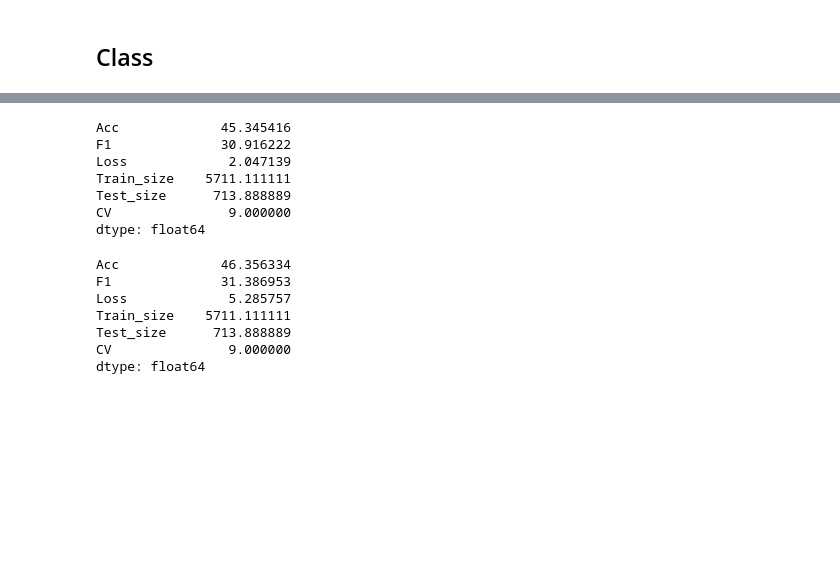
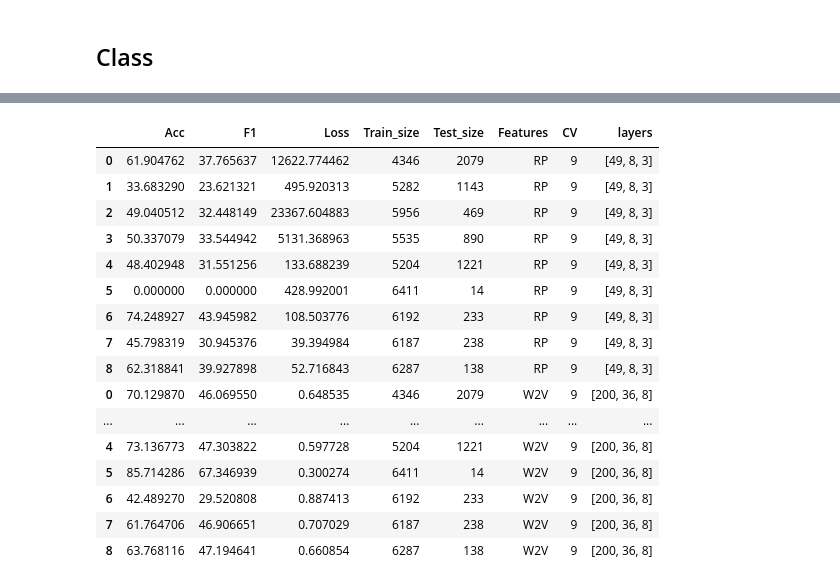
Before and after one commit to zzunebye/Capstone-code-data, a Jupyter notebook: _CLF_MLP_FINAL_CV.ipynb, the cells around one changed output, grey strips where cells are left out. Saved outputs shown, nothing was run; the diff lists cells and outputs as text; code cells hidden in the pictures; blank space fills up the shorter version.

```diff
--- a/_CLF_MLP_FINAL_CV.ipynb
+++ b/_CLF_MLP_FINAL_CV.ipynb
@@ -184,8 +190,10 @@ all_root = pd.concat([pheme_root, ext_root],axis=0, ignore_index=True)
 all_thread = pd.concat([pheme_thread_final_avg, ext_thread_final_avg],axis=0, ignore_index=True)
 all_bert_simple = pd.concat([pheme_bert_simple_normal,ext_bert_simple_normal],axis=0,ignore_index=True)
 all_AVGw2v = pd.concat([pheme_AVGw2v,ext_AVGw2v],axis=0,ignore_index=True)
+all_w2v_bert = pd.concat([pheme_w2v_bert,ext_w2v_bert],axis=0,ignore_index=True)
 all_root_thread = pd.concat([pheme_root_thread,ext_root_thread],axis=0,ignore_index=True)
-all_total = pd.concat([pheme_total,ext_total],axis=0,ignore_index=True)
+all_total_bert = pd.concat([pheme_total_bert,ext_total_bert],axis=0,ignore_index=True)
+all_total_w2v = pd.concat([pheme_total_w2v,ext_total_w2v],axis=0,ignore_index=True)
 # %%
 print("pheme_sparse_final", pheme_sparse_final.shape)
 print(pheme_sparse_final.columns, "\n")
@@ -2573,12 +2565,12 @@ x
 
 dataset = all_root
 
-testing_epochs = [100]
+testing_epochs = [2]
 testing_results = []
 
 writeLog().write("./Model/"+root_model.__name__+"_"+"log.txt",f"\n\n************************************************************\nSTARTING A CROSS-VALIDATION ... {testing_epochs} epochs\n************************************************************")
 writeLog().write("./Model/"+root_model.__name__+"_"+"log.txt",f"TIME: {datetime.now().strftime('%d/%m/%Y %H:%M:%S')}")
-writeLog().write("./Model/"+root_model.__name__+"_"+"log.txt",f"LAYER: {[layer for layer in root_model().children()]}")
+# writeLog().write("./Model/"+root_model.__name__+"_"+"log.txt",f"LAYER: {[layer for layer in root_model().children()]}")
 
 for epoch in testing_epochs:
     result = cv_process(dataset, criterion, modelClass=root_model, events=all_event, target=all_y, epochs=epoch, verbose=False, scaling=False)
@@ -2588,4 +2580,10 @@ writeLog().writeWithoutCR("./Model/"+root_model.__name__+"_"+"log.txt",f"RESULT:
 result_df = pd.DataFrame.from_dict(testing_results[0], orient='index', columns=['Acc', 'F1', 'Loss', 'Train_size','Test_size'])
 result_df['Features'] = 'RP'
 result_df['CV'] = 9
+layers = [module for module in root_model().modules() if not isinstance(module, nn.Sequential)]
+layers = [layer.in_features for layer in layers[1:] if str(layer).startswith("Linear")]
+result_df['layers'] = str(layers)
+
 result_list.append(result_df)
+CV_result_df = pd.DataFrame(result_df[['Acc','F1', 'Loss', 'CV']].mean(), columns=[result_df.Features[0]]).T
+result_mean_list.append(CV_result_df)
@@ -2650,24 +2795,32 @@ Fold 8: Acc 49.28%, F1 32.38%, Loss 0.72
 -----------------------------
 # %%
 # ---------------------------------------------------------------------------- #
-#                                    THREAD                                    #
+#                                 ALL Features                                 #
 # ---------------------------------------------------------------------------- #
 
-dataset = all_thread
+dataset = all_total
+criterion = nn.BCEWithLogitsLoss()
 
 testing_epochs = [5]
 testing_results = []
 
-writeLog().write("./Model/"+thread_model.__name__+"_"+"log.txt",f"\n\n************************************************************\nSTARTING A CROSS-VALIDATION ... {testing_epochs} epochs\n************************************************************")
-writeLog().write("./Model/"+thread_model.__name__+"_"+"log.txt",f"TIME: {datetime.now().strftime('%d/%m/%Y %H:%M:%S')}")
-writeLog().write("./Model/"+thread_model.__name__+"_"+"log.txt",f"LAYER: {[layer for layer in thread_model().children()]}")
+writeLog().write("./Model/"+bert_sparse_model.__name__+"_"+"log.txt",f"\n\n************************************************************\nSTARTING A CROSS-VALIDATION ... {testing_epochs} epochs\n************************************************************")
+writeLog().write("./Model/"+bert_sparse_model.__name__+"_"+"log.txt",f"TIME: {datetime.now().strftime('%d/%m/%Y %H:%M:%S')}")
+writeLog().write("./Model/"+bert_sparse_model.__name__+"_"+"log.txt",f"LAYER: {[layer for layer in bert_sparse_model().children()]}")
+
 
 for epoch in testing_epochs:
-    result = cv_process(dataset, criterion, modelClass=thread_model, events=all_event, target=all_y, epochs=epoch, verbose=False, scaling=False)
+    result = cv_process(dataset, criterion, modelClass=bert_sparse_model, events=all_event, target=all_y, epochs=epoch, verbose=False)
     testing_results.append(result)
 
-writeLog().writeWithoutCR("./Model/"+thread_model.__name__+"_"+"log.txt",f"RESULT:\n{epochs_diff(testing_results)}")
+epochs_diff(testing_results)
 result_df = pd.DataFrame.from_dict(testing_results[0], orient='index', columns=['Acc', 'F1', 'Loss', 'Train_size','Test_size'])
-result_df['Features'] = 'Thread'
+result_df['Features'] = 'RPT + BERT'
 result_df['CV'] = 9
+layers = [module for module in all_sparse_model().modules() if not isinstance(module, nn.Sequential)]
+layers = [layer.in_features for layer in layers[1:] if str(layer).startswith("Linear")]
+result_df['layers'] = layers
+
 result_list.append(result_df)
+CV_result_df = pd.DataFrame(result_df[['Acc','F1', 'Loss', 'CV']].mean(), columns=[result_df.Features[0]]).T
+result_mean_list.append(CV_result_df)
@@ -2814,21 +2829,21 @@ result_list
 # %%
-pd.concat(result_list)[0:9].mean()
+pd.concat(result_list)
 # %% [output]
-Acc             45.345416
-F1              30.916222
-Loss             2.047139
-Train_size    5711.111111
-Test_size      713.888889
-CV               9.000000
-dtype: float64
+|  | Acc | F1 | Loss | Train_size | Test_size | Features | CV | layers |
+| 0 | 61.904762 | 37.765637 | 12622.774462 | 4346 | 2079 | RP | 9 | [49, 8, 3] |
+| 1 | 33.683290 | 23.621321 | 495.920313 | 5282 | 1143 | RP | 9 | [49, 8, 3] |
+| 2 | 49.040512 | 32.448149 | 23367.604883 | 5956 | 469 | RP | 9 | [49, 8, 3] |
+| 3 | 50.337079 | 33.544942 | 5131.368963 | 5535 | 890 | RP | 9 | [49, 8, 3] |
+| 4 | 48.402948 | 31.551256 | 133.688239 | 5204 | 1221 | RP | 9 | [49, 8, 3] |
+| 5 | 0.000000 | 0.000000 | 428.992001 | 6411 | 14 | RP | 9 | [49, 8, 3] |
+| 6 | 74.248927 | 43.945982 | 108.503776 | 6192 | 233 | RP | 9 | [49, 8, 3] |
+| 7 | 45.798319 | 30.945376 | 39.394984 | 6187 | 238 | RP | 9 | [49, 8, 3] |
+| 8 | 62.318841 | 39.927898 | 52.716843 | 6287 | 138 | RP | 9 | [49, 8, 3] |
+| 0 | 70.129870 | 46.069550 | 0.648535 | 4346 | 2079 | W2V | 9 | [200, 36, 8] |
+| ... | ... | ... | ... | ... | ... | ... | ... | ... |
+| 4 | 73.136773 | 47.303822 | 0.597728 | 5204 | 1221 | W2V | 9 | [200, 36, 8] |
+| 5 | 85.714286 | 67.346939 | 0.300274 | 6411 | 14 | W2V | 9 | [200, 36, 8] |
+| 6 | 42.489270 | 29.520808 | 0.887413 | 6192 | 233 | W2V | 9 | [200, 36, 8] |
+| 7 | 61.764706 | 46.906651 | 0.707029 | 6187 | 238 | W2V | 9 | [200, 36, 8] |
+| 8 | 63.768116 | 47.194641 | 0.660854 | 6287 | 138 | W2V | 9 | [200, 36, 8] |
-# %%
-pd.concat(result_list)[9:18].mean()
-# %% [output]
-Acc             46.356334
-F1              31.386953
-Loss             5.285757
-Train_size    5711.111111
-Test_size      713.888889
-CV               9.000000
-dtype: float64
 # %%
```
Also changed, not shown: parts of 22 cells of this notebook, 14 other files.
